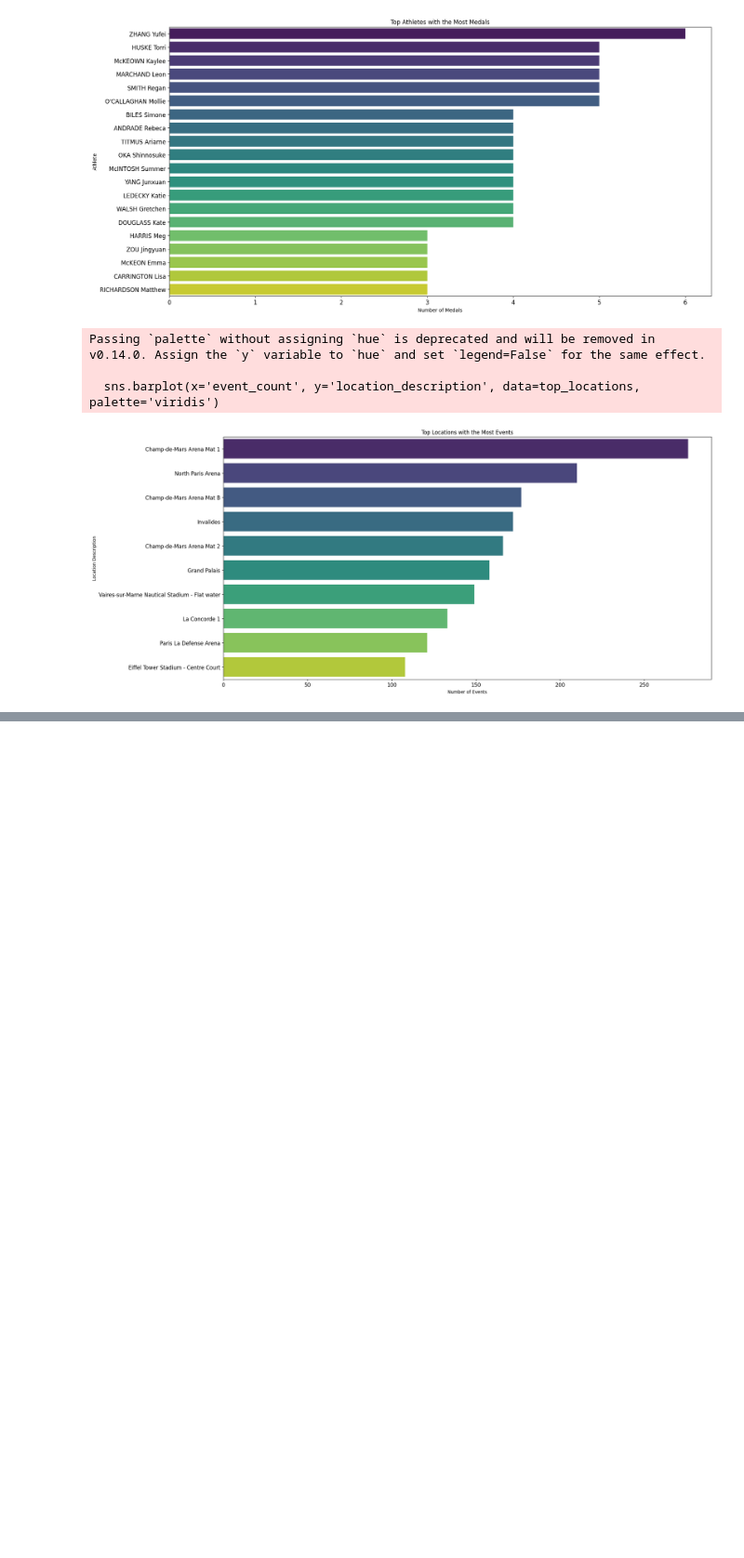
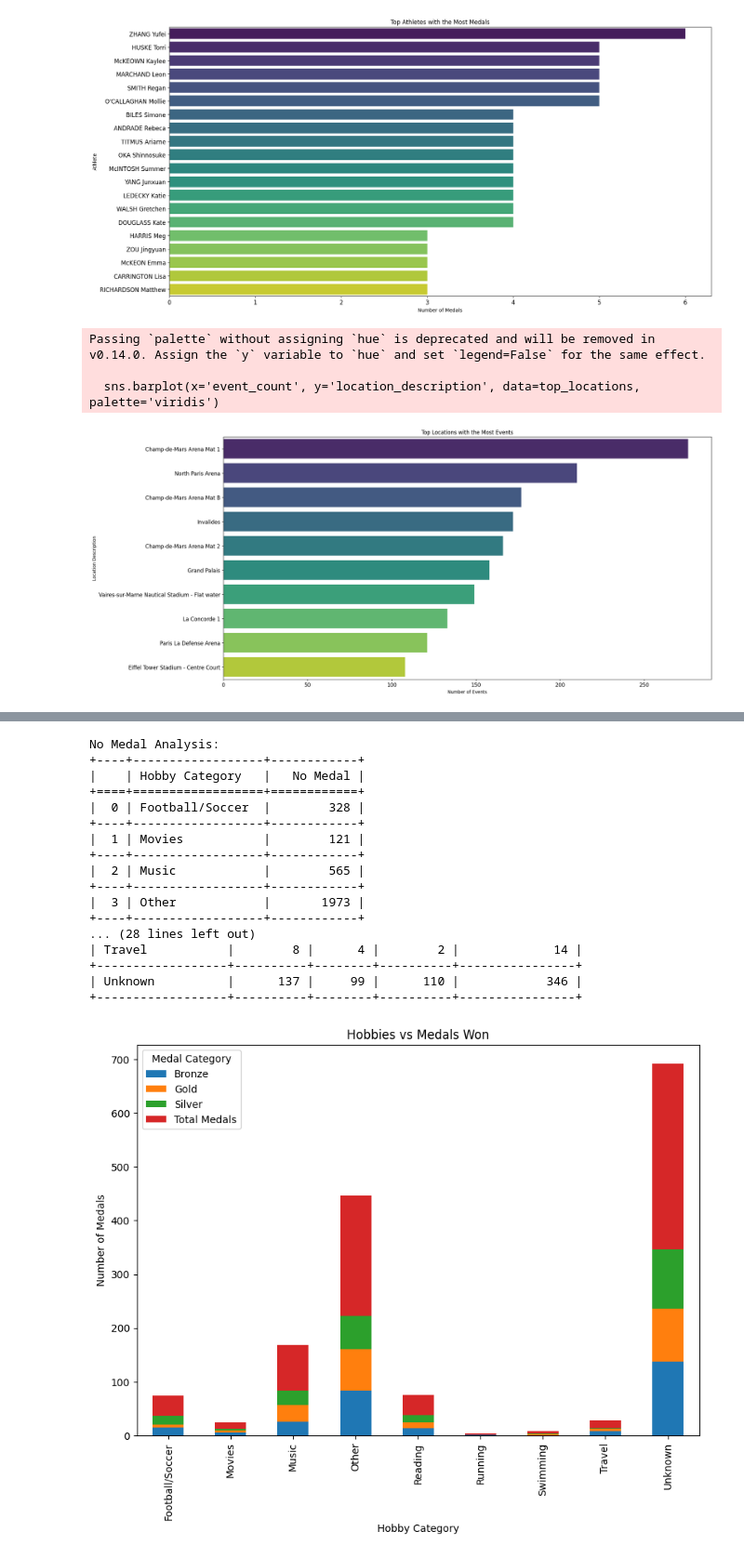
Before and after one commit to realshubhamraut/olympics2024-analysis, a Jupyter notebook: analysis.ipynb, the cells around one changed output, grey strips where cells are left out. Shown at 93% size. Drawn from its saved outputs; the diff is of its cells as text; code cells hidden in the pictures; blank space fills up the shorter version.

```diff
--- a/analysis.ipynb
+++ b/analysis.ipynb
@@ -395,0 +635,12 @@ print(tabulate(medals_table, headers='keys', tablefmt='psql'))
+# %%
+# Connect to the SQLite database
+connection = sqlite3.connect('data/general.db')
+
+# Load the merged DataFrame from the SQLite database
+merged_df = pd.read_sql_query("SELECT * FROM athletes_medals_sentiment", connection)
+
+# Close the connection
+connection.close()
+
+# Display the first few rows of the merged DataFrame
+merged_df.head()
@@ -395,0 +692,61 @@ print(tabulate(medals_table, headers='keys', tablefmt='psql'))
+# %%
+# Function to categorize medals
+def categorize_medal(medal_type):
+    if medal_type == 'Gold Medal':
+        return 'Gold'
+    elif medal_type == 'Silver Medal':
+        return 'Silver'
+    elif medal_type == 'Bronze Medal':
+        return 'Bronze'
+    else:
+        return 'No Medal'
+
+merged_df['medal_category'] = merged_df['medal_type'].apply(categorize_medal)
+
+# Group by hobby category and medal category
+hobby_medal_analysis = merged_df.groupby(['hobby_category', 'medal_category']).size().unstack(fill_value=0)
+
+# Add a total medal count column
+hobby_medal_analysis['Total Medals'] = hobby_medal_analysis[['Gold', 'Silver', 'Bronze']].sum(axis=1)
+
+# Check if "No Medal" column exists
+if 'No Medal' in hobby_medal_analysis.columns:
+    # Separate "No Medal" category
+    no_medal_analysis = hobby_medal_analysis['No Medal']
+    medal_analysis = hobby_medal_analysis.drop(columns=['No Medal'])
+
+    print("\nNo Medal Analysis:")
+    print(tabulate(no_medal_analysis.reset_index(), headers=['Hobby Category', 'No Medal'], tablefmt='grid'))
+else:
+    medal_analysis = hobby_medal_analysis
+
+# Display the analysis in table format using tabulate
+print("Hobbies vs Medals Analysis:")
+print(tabulate(medal_analysis, headers='keys', tablefmt='grid'))
+
+# Plot the analysis
+medal_analysis.plot(kind='bar', stacked=True, figsize=(10, 7))
+plt.xlabel('Hobby Category')
+plt.ylabel('Number of Medals')
+plt.title('Hobbies vs Medals Won')
+plt.legend(title='Medal Category')
+plt.show()
+# %% [output]
+No Medal Analysis:
++----+------------------+------------+
+|    | Hobby Category   |   No Medal |
++====+==================+============+
+|  0 | Football/Soccer  |        328 |
++----+------------------+------------+
+|  1 | Movies           |        121 |
++----+------------------+------------+
+|  2 | Music            |        565 |
++----+------------------+------------+
+|  3 | Other            |       1973 |
++----+------------------+------------+
+... (28 lines left out)
+| Travel           |        8 |      4 |        2 |             14 |
++------------------+----------+--------+----------+----------------+
+| Unknown          |      137 |     99 |      110 |            346 |
++------------------+----------+--------+----------+----------------+
+[figure, added]
```
Also changed, not shown: parts of 14 cells of this notebook, 8 other files.
